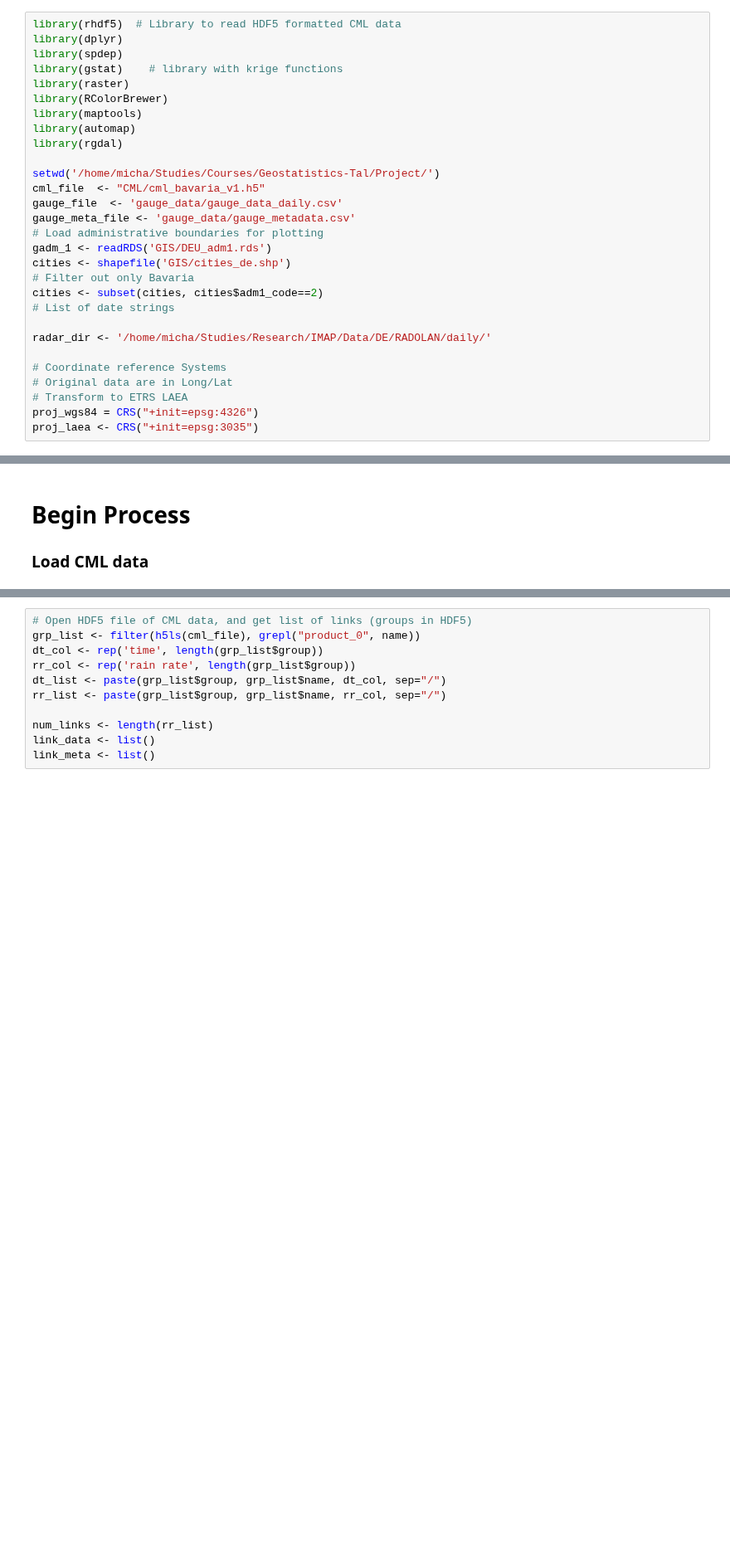
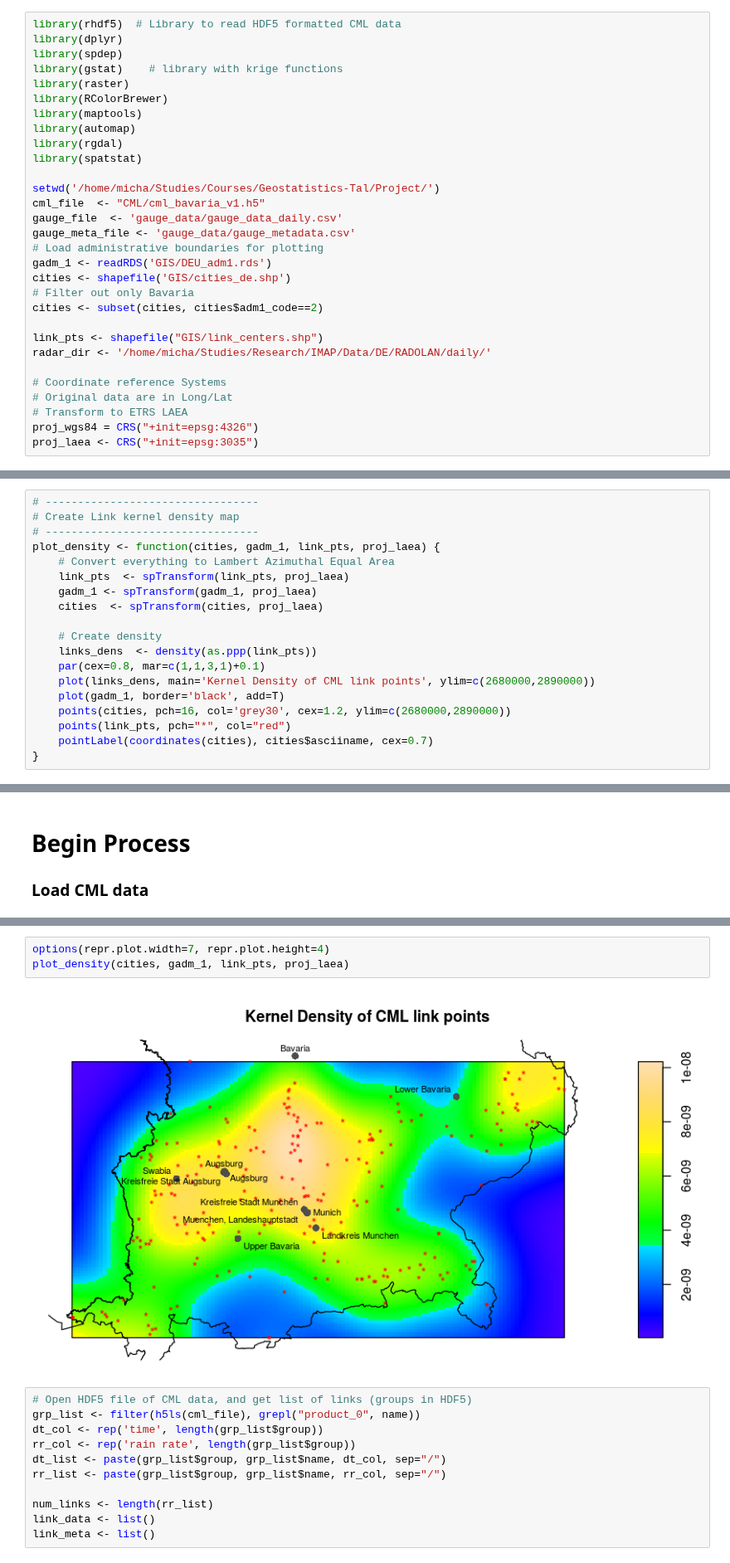
Before and after one commit to micha-silver/point_patterns, a Jupyter notebook: Point Pattern Final.ipynb, the cells around one changed output, grey strips where cells are left out. Shown at 83% size. Cells and saved outputs as stored; diff of their text form; blank space fills up the shorter version.

```diff
--- a/Point Pattern Final.ipynb
+++ b/Point Pattern Final.ipynb
@@ -36,6 +36,7 @@ library(RColorBrewer)
 library(maptools)
 library(automap)
 library(rgdal)
+library(spatstat)
 
 setwd('/home/micha/Studies/Courses/Geostatistics-Tal/Project/')
 cml_file  <- "CML/cml_bavaria_v1.h5"
@@ -46,8 +47,8 @@ gadm_1 <- readRDS('GIS/DEU_adm1.rds')
 cities <- shapefile('GIS/cities_de.shp')
 # Filter out only Bavaria
 cities <- subset(cities, cities$adm1_code==2)
-# List of date strings
 
+link_pts <- shapefile("GIS/link_centers.shp")
 radar_dir <- '/home/micha/Studies/Research/IMAP/Data/DE/RADOLAN/daily/'
 
 # Coordinate reference Systems
@@ -90,6 +91,25 @@ plot_map <- function(cities, gadm_1, gauge_data, link_data) {
            divs=4, cex=0.7)
   #dev.off()
 }
+# %%
+# ---------------------------------
+# Create Link kernel density map
+# ---------------------------------
+plot_density <- function(cities, gadm_1, link_pts, proj_laea) {
+    # Convert everything to Lambert Azimuthal Equal Area
+    link_pts  <- spTransform(link_pts, proj_laea)
+    gadm_1 <- spTransform(gadm_1, proj_laea)
+    cities  <- spTransform(cities, proj_laea)
+
+    # Create density
+    links_dens  <- density(as.ppp(link_pts))
+    par(cex=0.8, mar=c(1,1,3,1)+0.1)
+    plot(links_dens, main='Kernel Density of CML link points', ylim=c(2680000,2890000))
+    plot(gadm_1, border='black', add=T)
+    points(cities, pch=16, col='grey30', cex=1.2, ylim=c(2680000,2890000))
+    points(link_pts, pch="*", col="red")
+    pointLabel(coordinates(cities), cities$asciiname, cex=0.7)
+}
 # %%
 # Subset one day of data
 # Function to slice out one day of data
@@ -386,3 +408,8 @@ gauge_radar_scatter <- function(gauges_1day, radar, datestr) {
+# %%
+options(repr.plot.width=7, repr.plot.height=4)
+plot_density(cities, gadm_1, link_pts, proj_laea)
+# %% [output]
+[figure, added]
 # %%
 # Open HDF5 file of CML data, and get list of links (groups in HDF5)
 grp_list <- filter(h5ls(cml_file), grepl("product_0", name))
```
Also changed, not shown: parts of 1 cell of this notebook, 12 other files.
